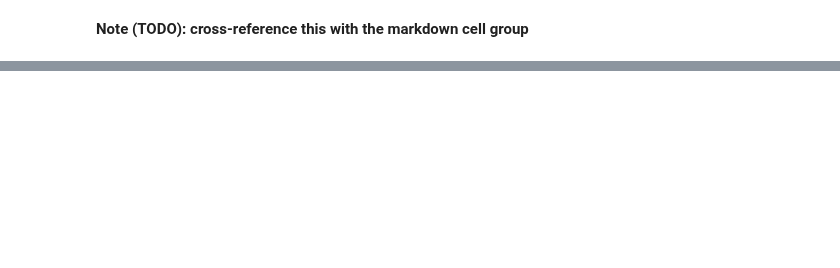
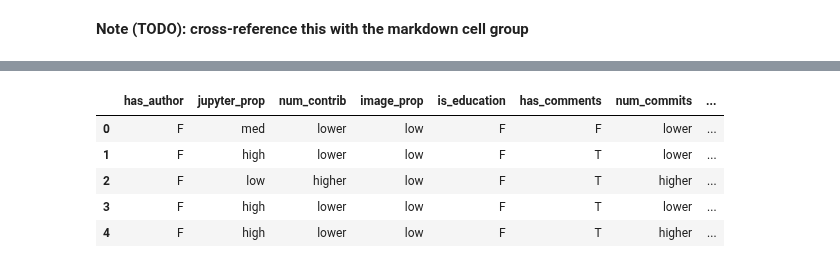
Before and after one commit to Isabel-Gan/quantifying-notebook-features, a Jupyter notebook: output/complete-runs/analysis/cat-factor-analysis.ipynb, the cells around one changed output, grey strips where cells are left out. Saved outputs shown, nothing was run; the diff lists cells and outputs as text; code cells hidden in the pictures; blank space fills up the shorter version.

```diff
--- a/output/complete-runs/analysis/cat-factor-analysis.ipynb
+++ b/output/complete-runs/analysis/cat-factor-analysis.ipynb
@@ -730,0 +820,17 @@ no_md_association_rules
+# %%
+# change True/False to T/F
+no_md_one_hot = no_md_one_hot.replace(True, 'T')
+no_md_one_hot = no_md_one_hot.replace(False, 'F')
+
+# change medium to med
+no_md_one_hot = no_md_one_hot.replace('medium', 'med')
+# %%
+# check the data again
+no_md_one_hot.head()
+# %% [output]
+|  | has_author | jupyter_prop | num_contrib | image_prop | is_education | has_comments | num_commits | ... |
+| 0 | F | med | lower | low | F | F | lower | ... |
+| 1 | F | high | lower | low | F | T | lower | ... |
+| 2 | F | low | higher | low | F | T | higher | ... |
+| 3 | F | high | lower | low | F | T | lower | ... |
+| 4 | F | high | lower | low | F | T | higher | ... |
```
Also changed, not shown: parts of 29 cells of this notebook.
